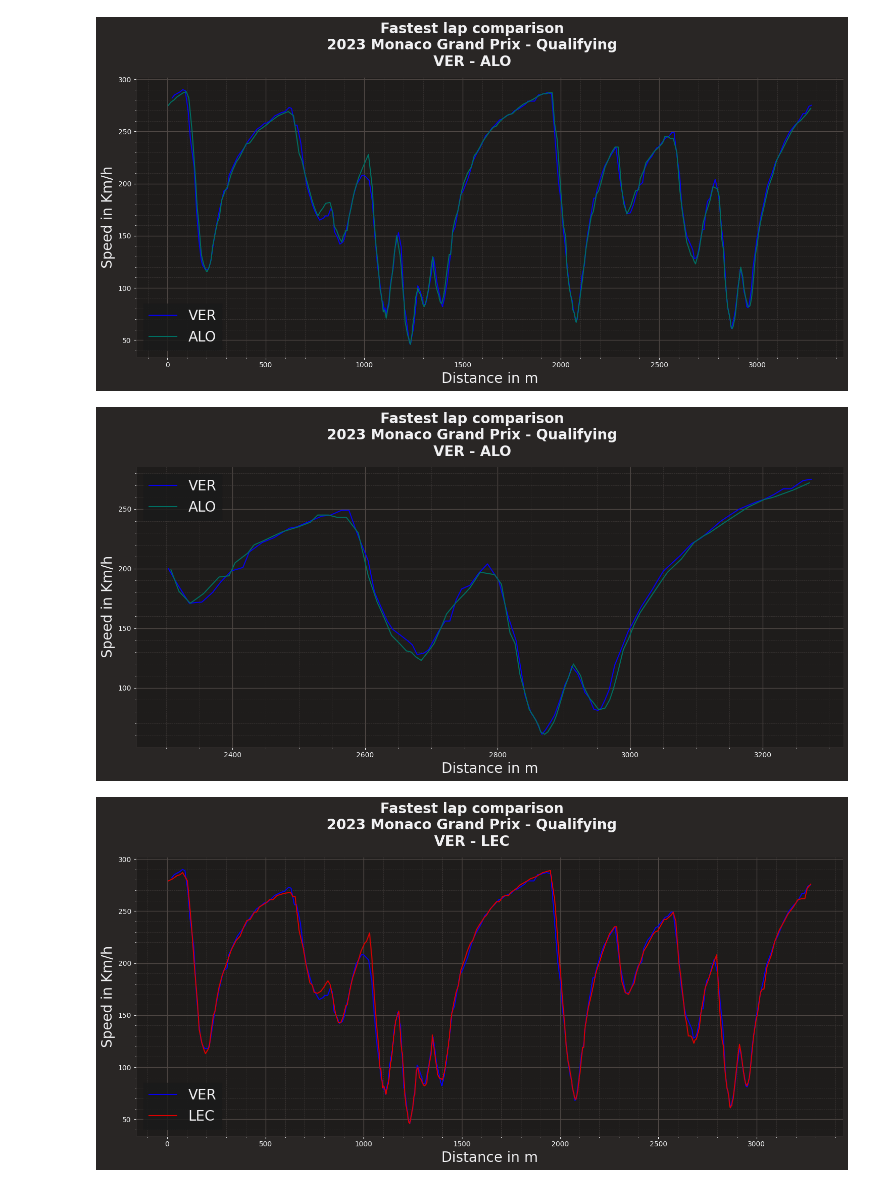
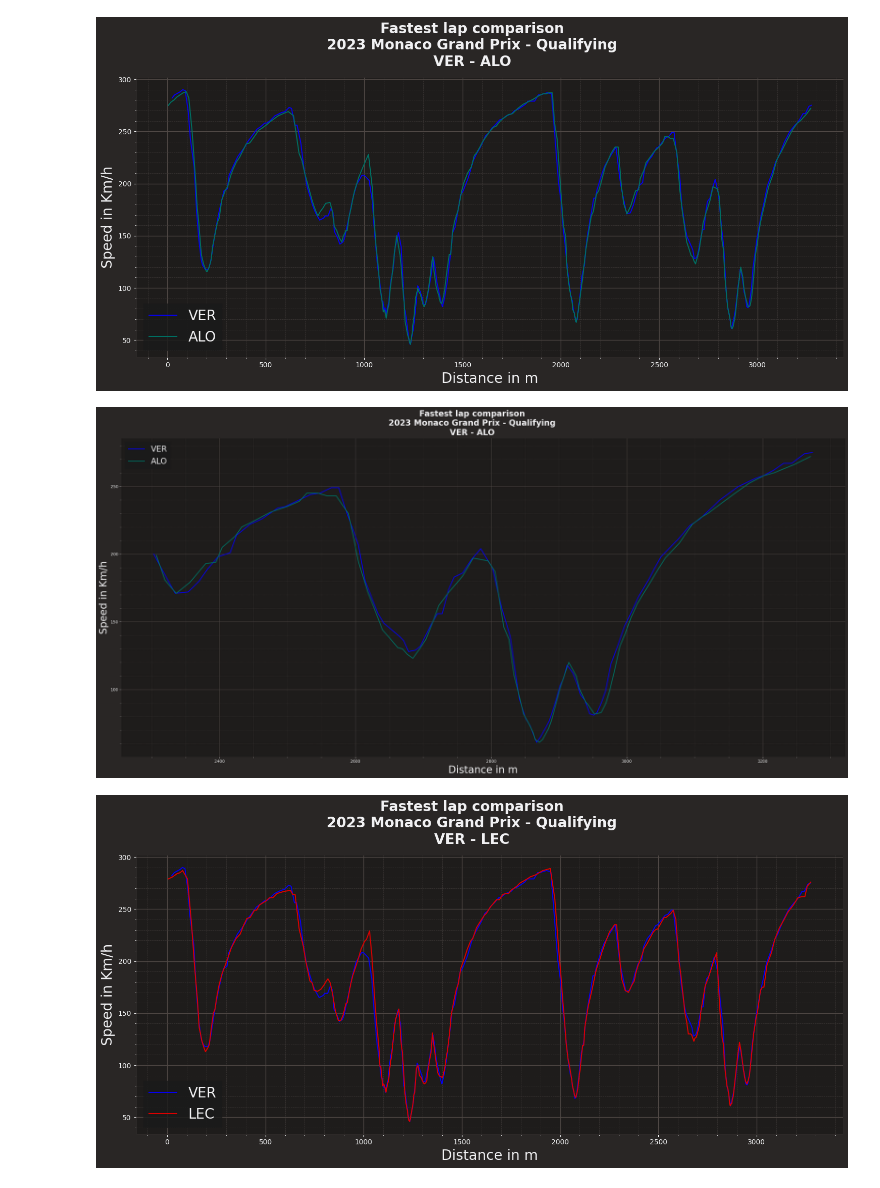
Before and after one commit to Rick8998/Monaco2023F1, a Jupyter notebook: SessionAnalysis/quali.ipynb, the cells around one changed output. Saved outputs shown, nothing was run; the diff lists cells and outputs as text; code cells hidden in the pictures.

```diff
--- a/SessionAnalysis/quali.ipynb
+++ b/SessionAnalysis/quali.ipynb
@@ -291,40 +306,40 @@ plt.show()
 # %%
 import matplotlib.pyplot as plt
 import fastf1.plotting
 
 ff1.plotting.setup_mpl()
 drv1="VER"
 drv2="ALO"
 drv1_lap = fp.laps.pick_driver(drv1).pick_fastest()
 drv2_lap = fp.laps.pick_driver(drv2).pick_fastest()
 
 drv1_tel = drv1_lap.get_car_data().add_distance()
 drv2_tel = drv2_lap.get_car_data().add_distance()
 
 drv1_tel = drv1_tel.loc[drv1_tel['Distance'] > 2300]
 drv2_tel = drv2_tel.loc[drv2_tel['Distance'] > 2300]
 
 drv1_color = ff1.plotting.team_color('RBR')
 drv2_color = ff1.plotting.team_color('AMR')
 
 fig1, ax1 = plt.subplots(1)
-fig1.set_figheight(7.5)
-fig1.set_figwidth(15)
-ax1.plot(drv1_tel['Distance'], drv1_tel['Speed'], color = drv1_color, label = drv1)
-ax1.plot(drv2_tel['Distance'], drv2_tel['Speed'], color = drv2_color, label = drv2)
+fig1.set_figheight(13)
+fig1.set_figwidth(26)
+ax1.plot(drv1_tel['Distance'], drv1_tel['Speed'], color = drv1_color, label = drv1, linewidth=2)
+ax1.plot(drv2_tel['Distance'], drv2_tel['Speed'], color = drv2_color, label = drv2, linewidth=2)
 
-ax1.set_xlabel('Distance in m', size=20)
-ax1.set_ylabel('Speed in Km/h', size=20)
+ax1.set_xlabel('Distance in m', size=25)
+ax1.set_ylabel('Speed in Km/h', size=25)
 
 ax1.legend(prop={'size': 20})
 
 fig1.suptitle(f"Fastest lap comparison\n"f"{fp.event.year} {fp.event.EventName} - {fp.name}\n{drv1_lap['Driver']} - {drv2_lap['Driver']}", size = 20, weight='bold', ha='center')
 #plt.subplots_adjust(top=0.85)
 fig1.tight_layout()
 
 plt.show()
 # %% [output]
-[figure, old version]
+[figure, new version]
 # %%
 import matplotlib.pyplot as plt
 import fastf1.plotting
```
Also changed, not shown: parts of 1 cell of this notebook, 2 other files.
